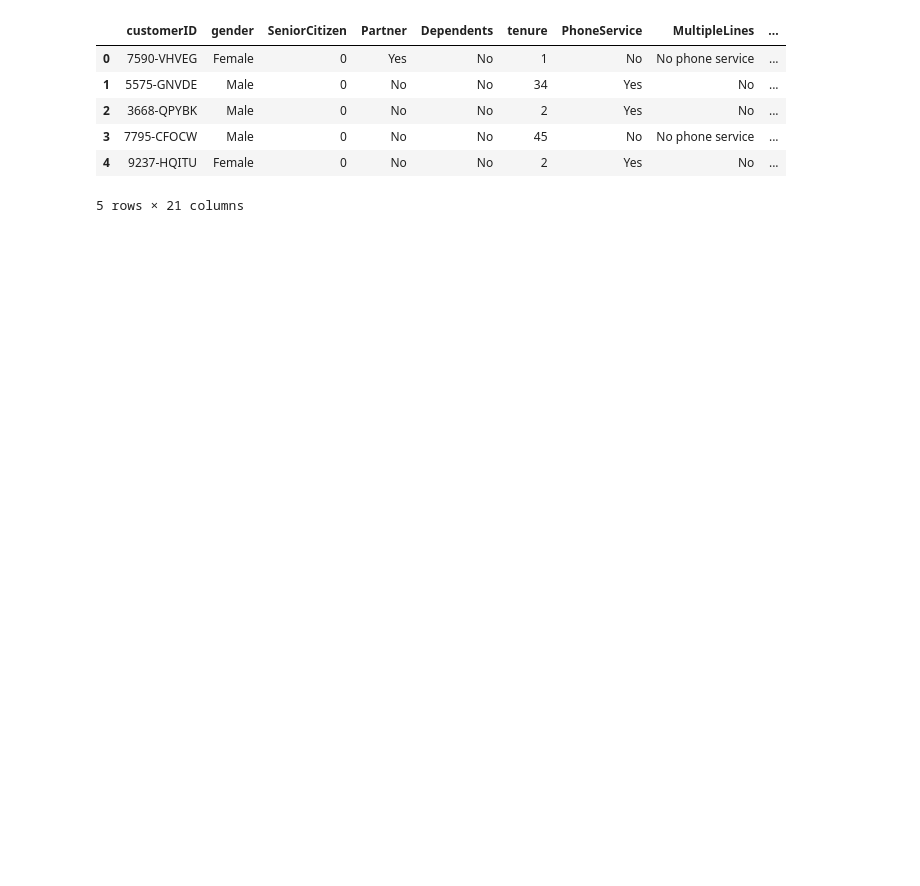
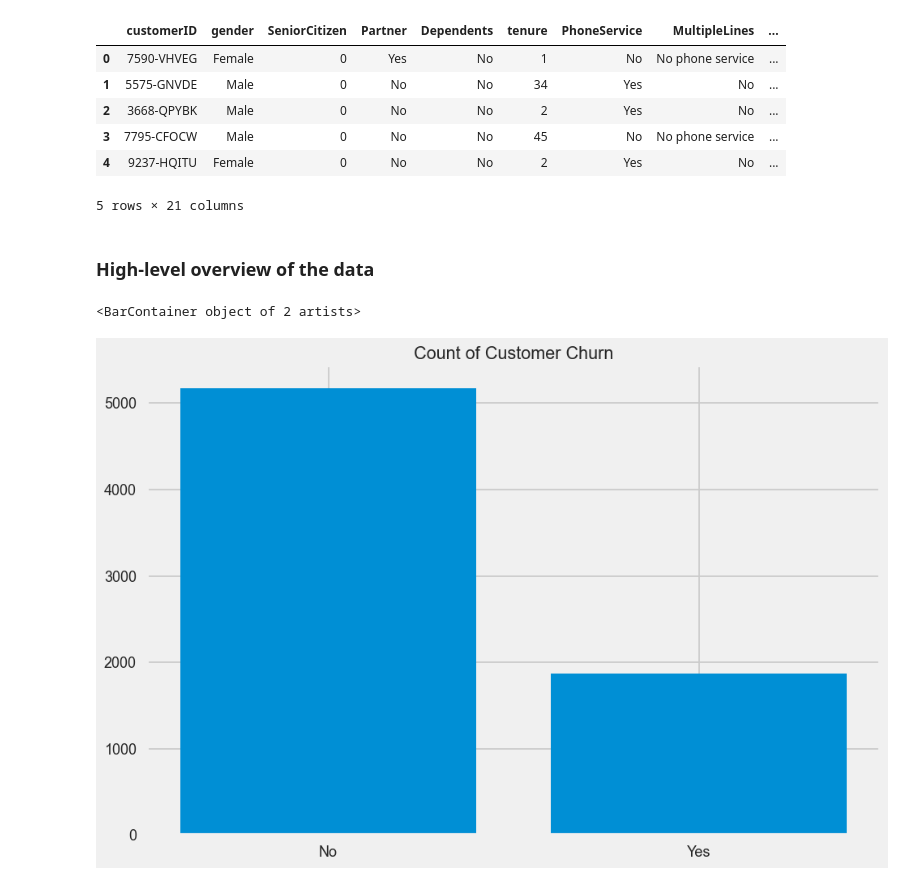
Before and after one commit to KeithGalli/quarto-churn-analysis, a Jupyter notebook: analysis.ipynb, the cells around one changed output. Drawn from its saved outputs; the diff is of its cells as text; code cells hidden in the pictures; blank space fills up the shorter version.

```diff
--- a/analysis.ipynb
+++ b/analysis.ipynb
@@ -28,3 +45,12 @@ df.head()
 | 3 | 7795-CFOCW | Male | 0 | No | No | 45 | No | No phone service | ... |
 | 4 | 9237-HQITU | Female | 0 | No | No | 2 | Yes | No | ... |
 5 rows × 21 columns
+# %% [markdown]
+### High-level overview of the data
+# %%
+churn = df['Churn'].value_counts()
+plt.title('Count of Customer Churn')
+plt.bar(churn.index, churn.values)
+# %% [output]
+<BarContainer object of 2 artists>
+[figure, added]
```
Also changed, not shown: parts of 23 cells of this notebook, 1 other file.
